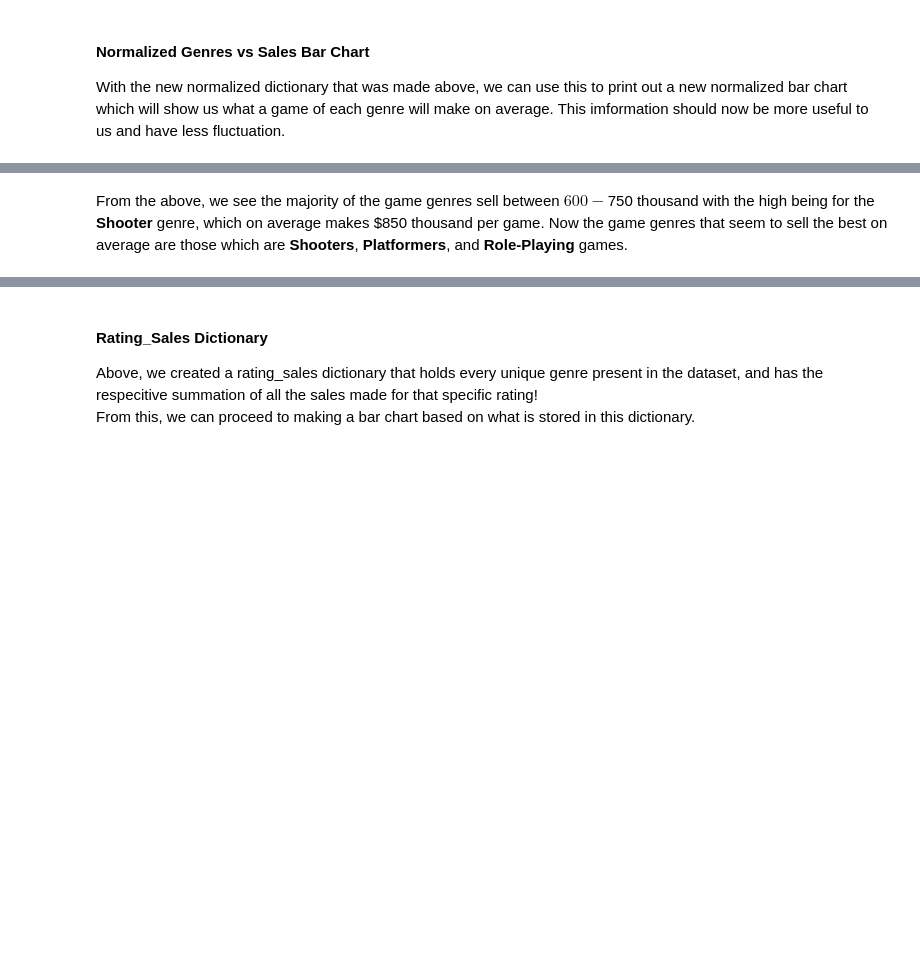
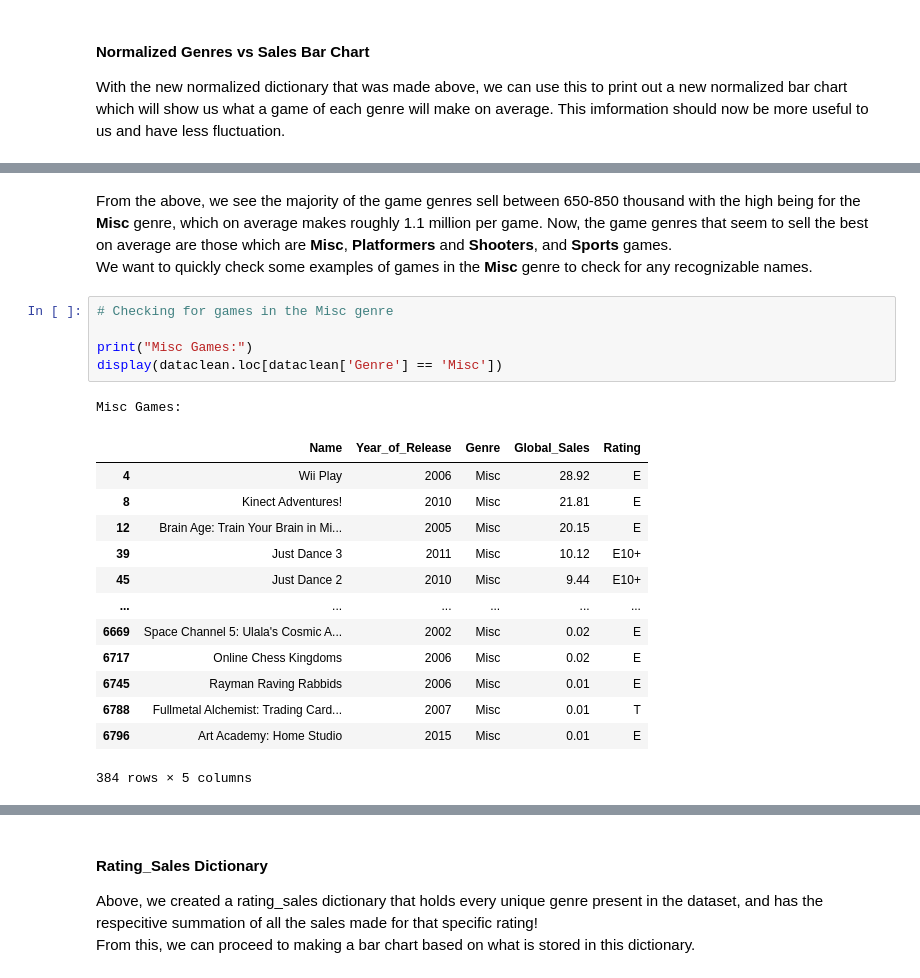
Before and after one commit to jacintoi/course-project-group_1019, a Jupyter notebook: analysis/Eduardo/Milestone 2/Eduardo_EDA.ipynb, the cells around one changed output, grey strips where cells are left out. Cells and saved outputs as stored; diff of their text form; blank space fills up the shorter version.

```diff
--- a/analysis/Eduardo/Milestone 2/Eduardo_EDA.ipynb
+++ b/analysis/Eduardo/Milestone 2/Eduardo_EDA.ipynb
@@ -260,2 +387,23 @@ plt.show()
 # %% [markdown]
-From the above, we see the majority of the game genres sell between $600-$750 thousand with the high being for the **Shooter** genre, which on average makes $850 thousand per game. Now the game genres that seem to sell the best on average are those which are **Shooters**, **Platformers**, and **Role-Playing** games.
+From the above, we see the majority of the game genres sell between 650-850 thousand with the high being for the **Misc** genre, which on average makes roughly 1.1 million per game. Now, the game genres that seem to sell the best on average are those which are **Misc**, **Platformers** and **Shooters**, and **Sports** games.  \
+We want to quickly check some examples of games in the **Misc** genre to check for any recognizable names.
+# %%
+# Checking for games in the Misc genre
+
+print("Misc Games:")
+display(dataclean.loc[dataclean['Genre'] == 'Misc'])
+# %% [output]
+Misc Games:
+|  | Name | Year_of_Release | Genre | Global_Sales | Rating |
+| 4 | Wii Play | 2006 | Misc | 28.92 | E |
+| 8 | Kinect Adventures! | 2010 | Misc | 21.81 | E |
+| 12 | Brain Age: Train Your Brain in Mi... | 2005 | Misc | 20.15 | E |
+| 39 | Just Dance 3 | 2011 | Misc | 10.12 | E10+ |
+| 45 | Just Dance 2 | 2010 | Misc | 9.44 | E10+ |
+| ... | ... | ... | ... | ... | ... |
+| 6669 | Space Channel 5: Ulala's Cosmic A... | 2002 | Misc | 0.02 | E |
+| 6717 | Online Chess Kingdoms | 2006 | Misc | 0.02 | E |
+| 6745 | Rayman Raving Rabbids | 2006 | Misc | 0.01 | E |
+| 6788 | Fullmetal Alchemist: Trading Card... | 2007 | Misc | 0.01 | T |
+| 6796 | Art Academy: Home Studio | 2015 | Misc | 0.01 | E |
+384 rows × 5 columns
```
Also changed, not shown: parts of 48 cells of this notebook.
